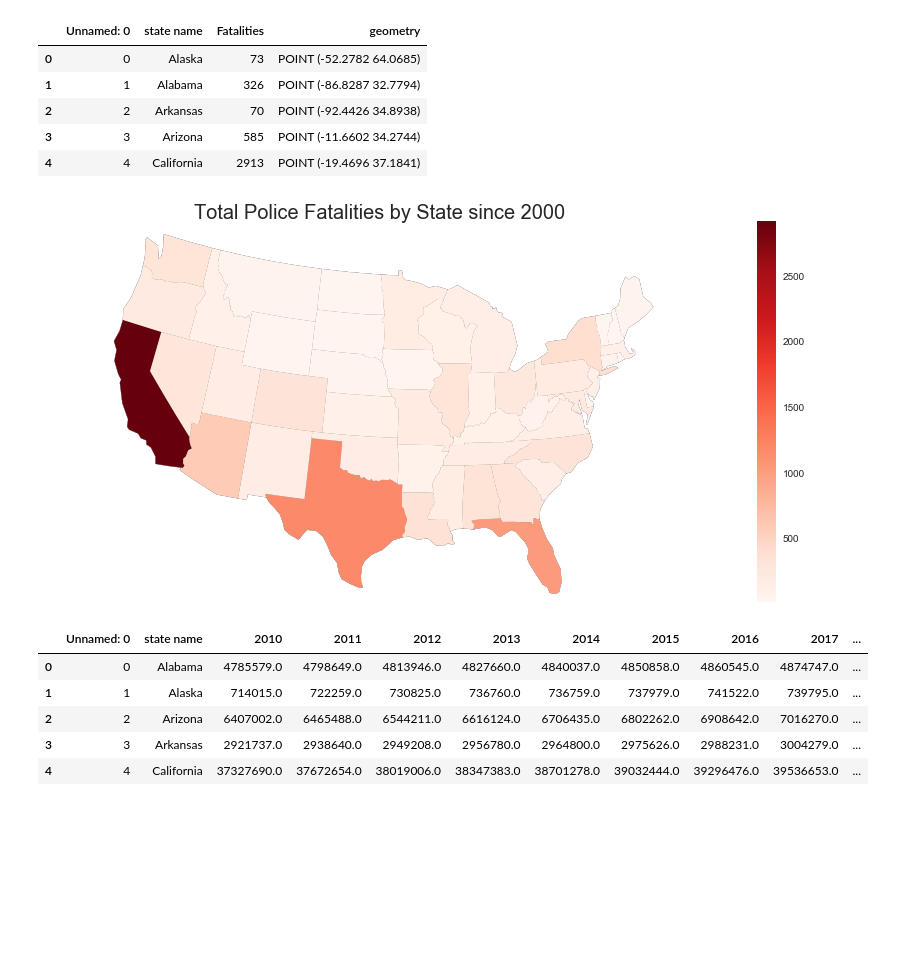
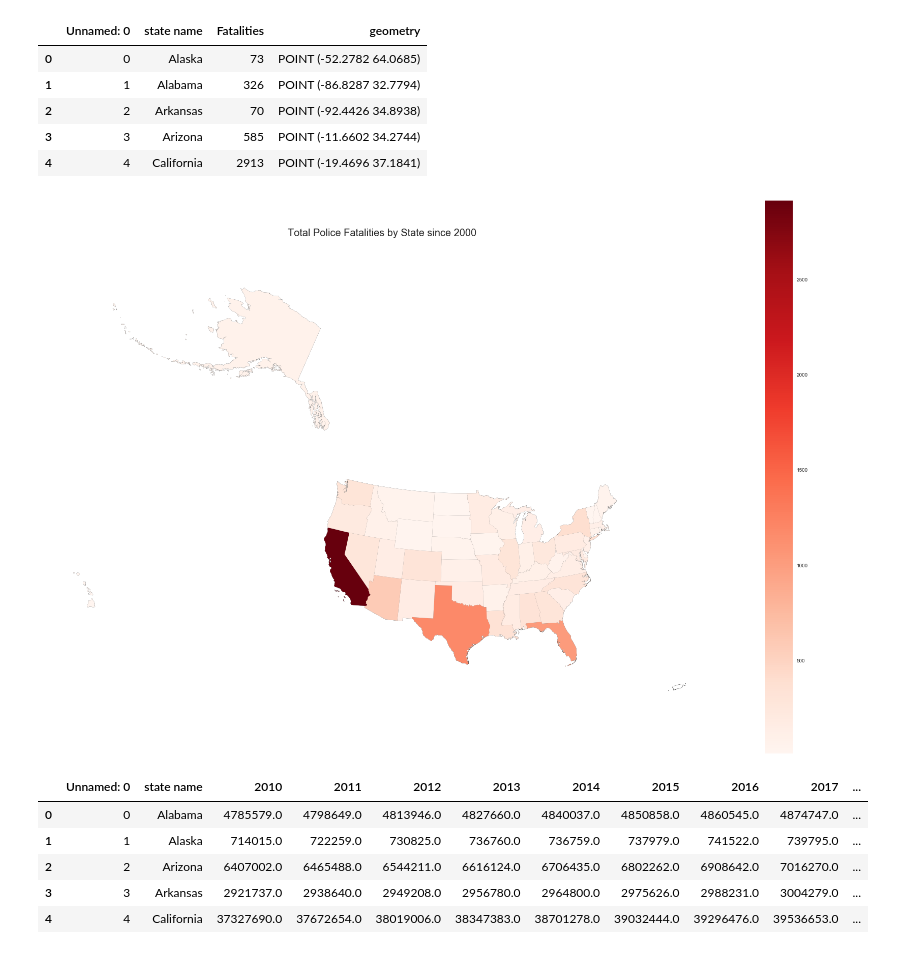
Before and after one commit to jkennedy74/DataViz_Project1, a Jupyter notebook: Plotting Fatalities Data.ipynb, the cells around one changed output. Saved outputs shown, nothing was run; the diff lists cells and outputs as text; code cells hidden in the pictures; blank space fills up the shorter version.

Commit message:
More graphical updates

```diff
--- a/Plotting Fatalities Data.ipynb
+++ b/Plotting Fatalities Data.ipynb
@@ -56,0 +99,18 @@ plt.show()
+# %%
+# Indicate the labeling for the races
+labels = ['Asian', 'Black', 'Hispanic', 'Native', 'Other', 'White']
+
+sns.set()
+
+# Plot as a bar chart
+plt.bar(height = race_summary, x = labels)
+
+# Add labeling
+plt.title("Police Fatalities by Race")
+plt.ylabel("Percent of Fatalities")
+plt.xlabel("Race")
+
+# Adjust axes
+plt.ylim(0,0.5)
+
+plt.show()
@@ -82,21 +141,28 @@ gdf.head()
 | 2 | 2 | Arkansas | 70 | POINT (-92.4426 34.8938) |
 | 3 | 3 | Arizona | 585 | POINT (-11.6602 34.2744) |
 | 4 | 4 | California | 2913 | POINT (-19.4696 37.1841) |
-# %%
-# Geopandas is limited to continental US, so exclude Alaska and Hawaii
-gdf = gdf.loc[(gdf["state name"] != 'Alaska') & (gdf["state name"] != 'Hawaii')]
 # %%
-ax = gplt.polyplot(continental_usa, projection=gcrs.AlbersEqualArea(), figsize = (15,7))
+# GeoJSON of US states from http://eric.clst.org/tech/usgeojson/
+total_usa = gpd.read_file('raw_data/gz_2010_us_040_00_5m.json')
+total_usa = total_usa.rename(columns={"NAME": "State"})
+total_usa = total_usa.set_index("State")
+
+ax = gplt.polyplot(total_usa, projection=gcrs.AlbersEqualArea(central_longitude=-98, central_latitude=39.5), figsize = (30,20))
 
 gplt.aggplot(gdf, projection=gcrs.AlbersEqualArea(), hue='Fatalities', cmap='Reds',
-             by='state name', geometry=continental_usa.geometry, ax=ax,
+             by='state name', geometry=total_usa.geometry, ax=ax,
              linewidth=0)
 
+# Add Labeling
 plt.title("Total Police Fatalities by State since 2000", size = 20)
 
+# Adjust axes
+plt.xlim(-6500000, 4000000)
+plt.ylim(-2333017.0350154545, 5000000)
+
 plt.show()
 # %% [output]
-[figure, old version]
+[figure, new version]
 # %%
 # Read in census data
 census_df = pd.read_csv("raw_data/mean_populations_by_state.csv")
```
Also changed, not shown: parts of 14 cells of this notebook, 2 other files.
